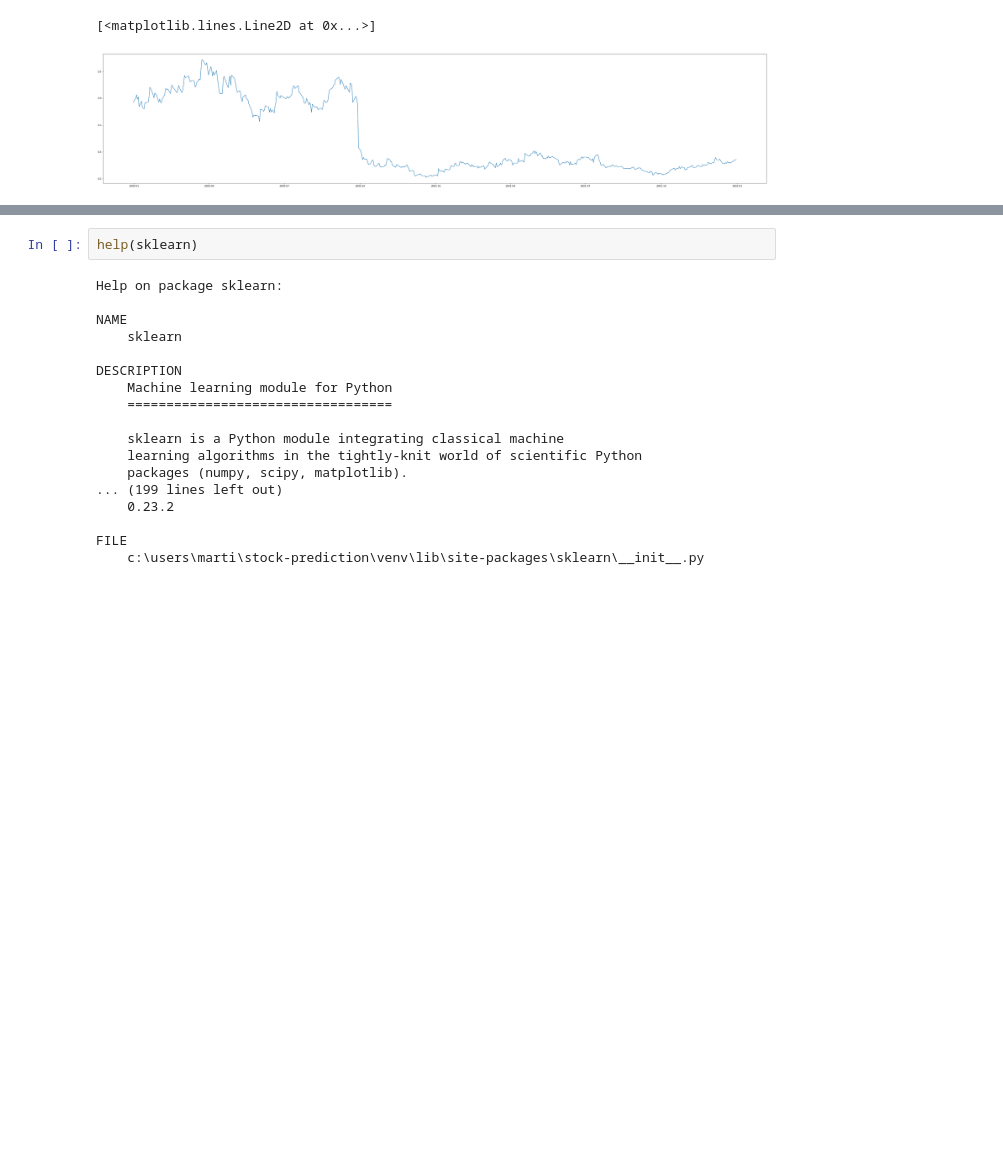
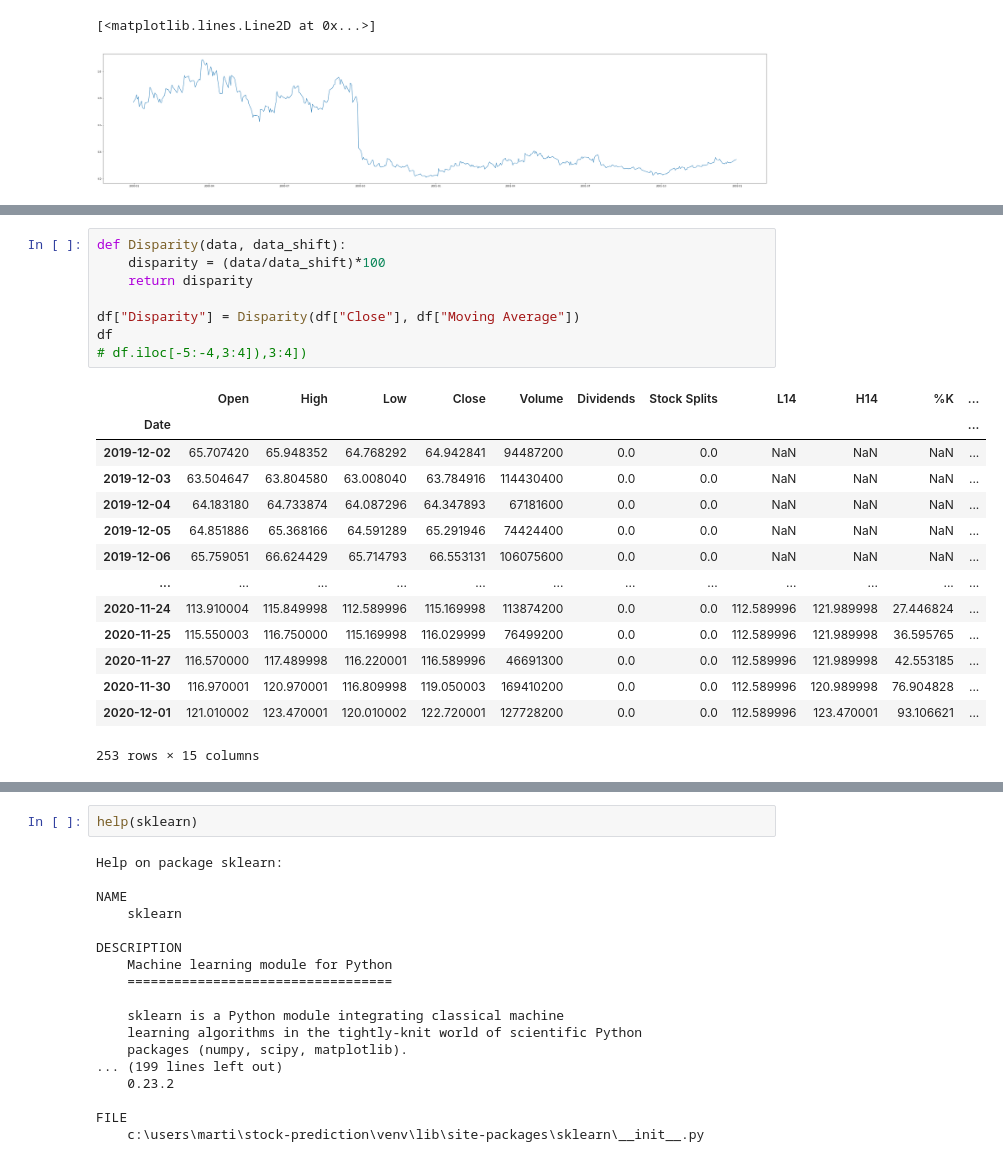
Before and after one commit to Sommerli/stock-prediction, a Jupyter notebook: stock_prediction.ipynb, the cells around one changed output, grey strips where cells are left out. Cells and saved outputs as stored; diff of their text form; blank space fills up the shorter version.

```diff
--- a/stock_prediction.ipynb
+++ b/stock_prediction.ipynb
@@ -127,0 +231,23 @@ plt.plot(stock_open_price.index, stock_open_price.values)
+# %%
+def Disparity(data, data_shift):
+    disparity = (data/data_shift)*100
+    return disparity
+
+df["Disparity"] = Disparity(df["Close"], df["Moving Average"])
+df
+# df.iloc[-5:-4,3:4]),3:4])
+# %% [output]
+|  | Open | High | Low | Close | Volume | Dividends | Stock Splits | L14 | H14 | %K | ... |
+| Date |  |  |  |  |  |  |  |  |  |  | ... |
+| 2019-12-02 | 65.707420 | 65.948352 | 64.768292 | 64.942841 | 94487200 | 0.0 | 0.0 | NaN | NaN | NaN | ... |
+| 2019-12-03 | 63.504647 | 63.804580 | 63.008040 | 63.784916 | 114430400 | 0.0 | 0.0 | NaN | NaN | NaN | ... |
+| 2019-12-04 | 64.183180 | 64.733874 | 64.087296 | 64.347893 | 67181600 | 0.0 | 0.0 | NaN | NaN | NaN | ... |
+| 2019-12-05 | 64.851886 | 65.368166 | 64.591289 | 65.291946 | 74424400 | 0.0 | 0.0 | NaN | NaN | NaN | ... |
+| 2019-12-06 | 65.759051 | 66.624429 | 65.714793 | 66.553131 | 106075600 | 0.0 | 0.0 | NaN | NaN | NaN | ... |
+| ... | ... | ... | ... | ... | ... | ... | ... | ... | ... | ... | ... |
+| 2020-11-24 | 113.910004 | 115.849998 | 112.589996 | 115.169998 | 113874200 | 0.0 | 0.0 | 112.589996 | 121.989998 | 27.446824 | ... |
+| 2020-11-25 | 115.550003 | 116.750000 | 115.169998 | 116.029999 | 76499200 | 0.0 | 0.0 | 112.589996 | 121.989998 | 36.595765 | ... |
+| 2020-11-27 | 116.570000 | 117.489998 | 116.220001 | 116.589996 | 46691300 | 0.0 | 0.0 | 112.589996 | 121.989998 | 42.553185 | ... |
+| 2020-11-30 | 116.970001 | 120.970001 | 116.809998 | 119.050003 | 169410200 | 0.0 | 0.0 | 112.589996 | 120.989998 | 76.904828 | ... |
+| 2020-12-01 | 121.010002 | 123.470001 | 120.010002 | 122.720001 | 127728200 | 0.0 | 0.0 | 112.589996 | 123.470001 | 93.106621 | ... |
+253 rows × 15 columns
```
Also changed, not shown: parts of 9 cells of this notebook.
